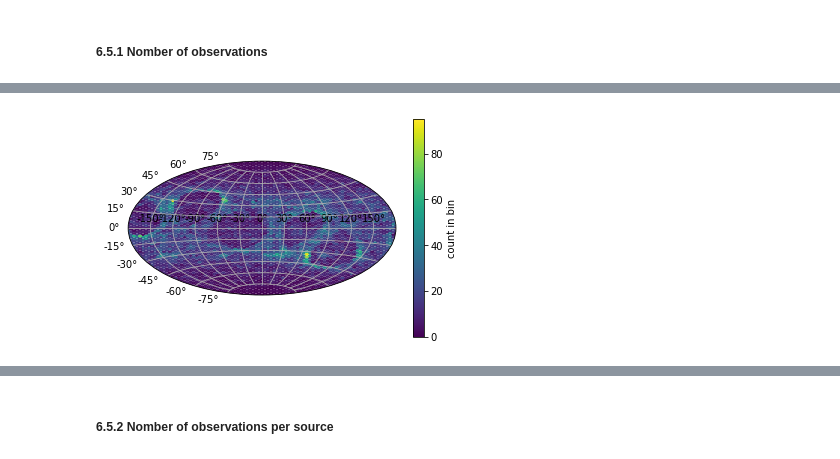
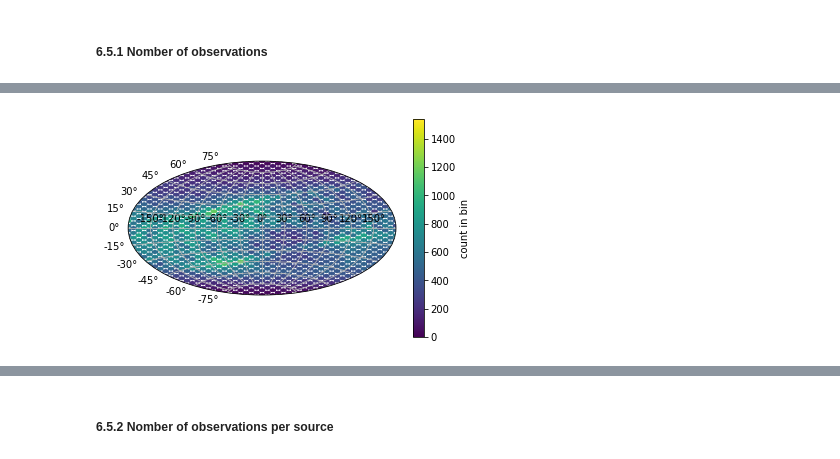
Before and after one commit to bombrun/GaiaLab, a Jupyter notebook: notebooks/9-Visualization_scanner.ipynb, the cells around one changed output, grey strips where cells are left out. Saved outputs shown, nothing was run; the diff lists cells and outputs as text; code cells hidden in the pictures.

```diff
--- a/notebooks/9-Visualization_scanner.ipynb
+++ b/notebooks/9-Visualization_scanner.ipynb
@@ -76,7 +79,7 @@ Created TAP+ (v1.0.1) - Connection:
 # parameters for the notebook
 t_init = 0
 t_end =  t_init + 365*5
-my_dt = 1/24/2 # [days]
+my_dt = 1/24/4 # [days]
 
 # objects
 spline_degree = 3
@@ -445,7 +488,7 @@ obs_times = []
 calc_sources = []
 real_sources = []
 obs_time_per_source = []
-for i in trange(0): # df.shape[0]
+for i in trange(df.shape[0]):
     params = df.iloc[i].copy()
     s = Source(str(i), params['ra'], params['dec'], params['parallax'], params['pmra'], params['pmdec'],0)
     my_scanner.scan(gaia, s, ti=t_init, tf=t_end)
@@ -477,7 +524,7 @@ with open(PICKLE_FOLDER+'10000_scanned_sources_df2.p', 'wb') as handle:
     # pickle.dump(df, handle, protocol=pickle.HIGHEST_PROTOCOL)
     pass
 # %%
-df = pickle.load( open( PICKLE_FOLDER+'10000_scanned_sources_df.p', "rb" ) )
+df = pickle.load( open( PICKLE_FOLDER+'10000_scanned_sources_5years_df.p', "rb" ) )
 # %%
 df.head(1)
 # %% [output]
@@ -498,14 +569,14 @@ for i in trange(observed_times.shape[0]):
     scanned_ra.append(ra)
     scanned_dec.append(dec)
 # %%
-ra_to_plot = np.array(scanned_ra)-np.pi
+ra_to_plot = ft.zero_to_two_pi_to_minus_pi_pi(np.array(scanned_ra))
 dec_to_plot = transform_twoPi_into_halfPi(scanned_dec)
 
 fig = plt.figure()
-
+plt.title('number of observations')
 plt.subplot(111, projection="aitoff")
-plt.hexbin(ra_to_plot, dec_to_plot, gridsize=90) # , cmap='Blues'
+plt.hexbin(ra_to_plot, dec_to_plot, gridsize=50) # , cmap='Blues'
 plt.grid()
 cb = plt.colorbar(label='count in bin')
-fig.savefig(FIG_FOLDER+'/tmp/archive_scanned_sky.png')
+fig.savefig(FIG_FOLDER+'/tmp/archive_scanned_sky0.png')
 # %% [output]
@@ -512 +585 @@ fig.savefig(FIG_FOLDER+'/tmp/archive_scanned_sky.png')
-[figure, old version]
+[figure, new version]
```
Also changed, not shown: parts of 32 cells of this notebook, 14 other files.
